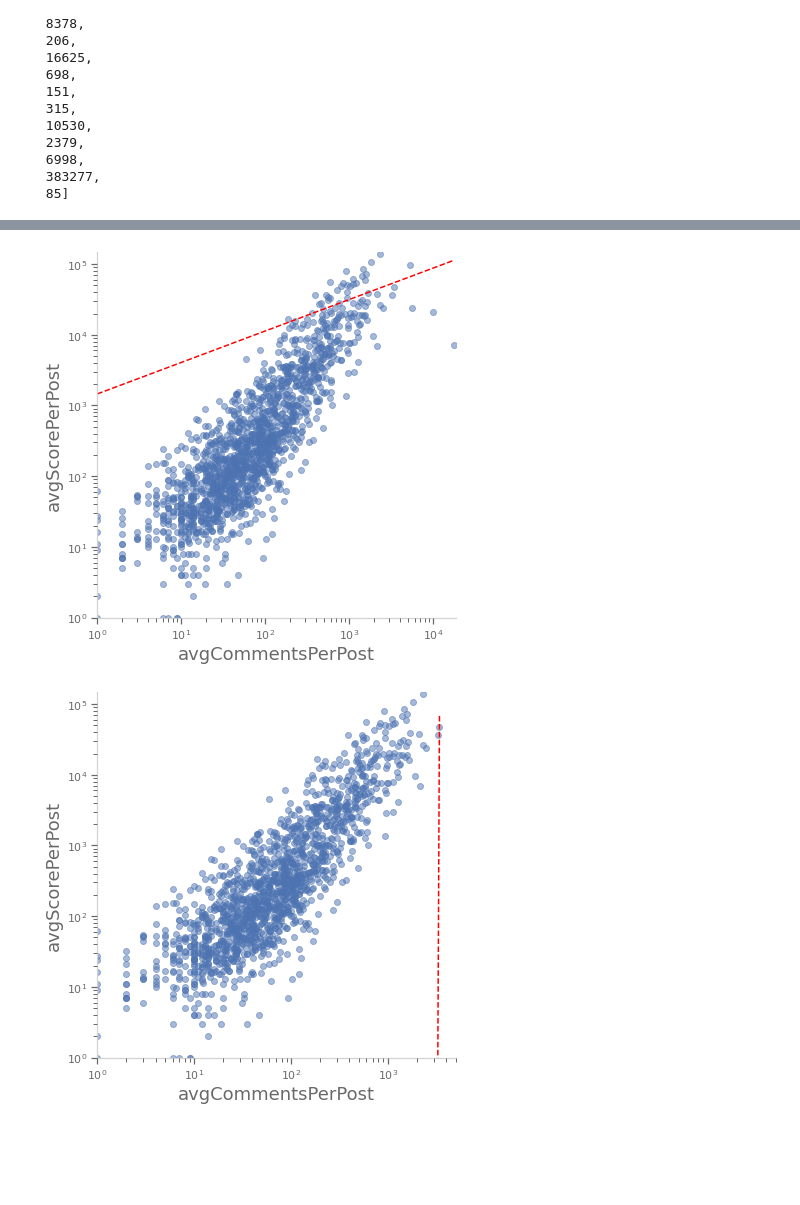
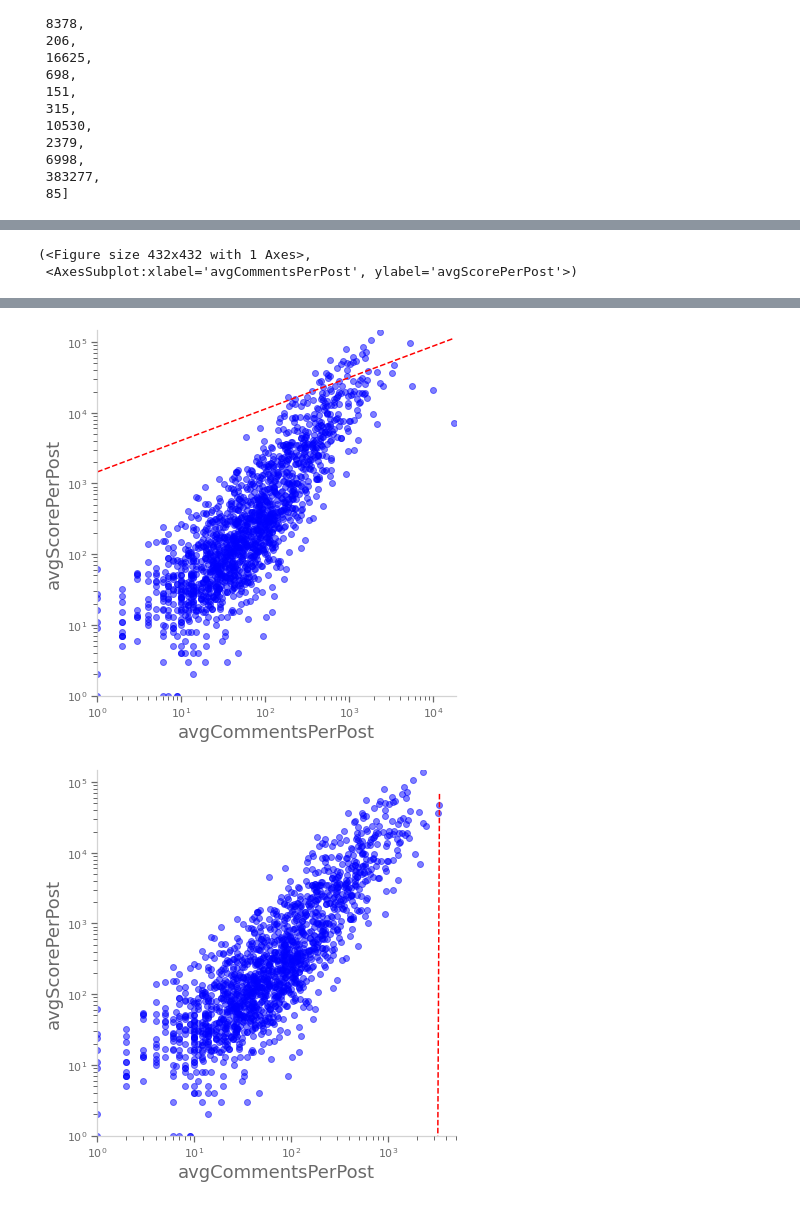
Before and after one commit to AndrewSamaha/WSBAnalysis, a Jupyter notebook: readme-testing.ipynb, the cells around one changed output, grey strips where cells are left out. Cells and saved outputs as stored; diff of their text form; code cells hidden in the pictures; blank space fills up the shorter version.

Commit message:
mega compare_posters figure

```diff
--- a/readme-testing.ipynb
+++ b/readme-testing.ipynb
@@ -865,8 +865,10 @@ vals['totalScore'][:20]
  383277,
  85]
 # %%
-def graph_user_scores(xfield='postRate', yfield='totalScore',logx=False,logy=False,save=False,ymax=None,ymin=None,median=False,mean=False,xmax=None,xmin=None,spearman=True,pearson=True,regression=True):
-    data = get_authors(show=False,returnDictionary=True)
+def graph_user_scores(data=None, fig=None, ax=None, xfield='postRate', yfield='totalScore',label=None,logx=False,logy=False,save=False,ymax=None,ymin=None,median=False,mean=False,xmax=None,xmin=None,spearman=True,pearson=True,regression=True,color='blue'):
+    if data == None:
+        data = get_authors(show=False,returnDictionary=True)
+
     x_master = data[xfield]
     y_master = data[yfield]
     x = []
@@ -903,8 +905,10 @@ def graph_user_scores(xfield='postRate', yfield='totalScore',logx=False,logy=Fal
             return lr_m * x + lr_b
         print("regression; pearson r: ", lr_r, lr_p, lr_stredd)
 
-    fig, ax = plt.subplots(1,1, figsize=(6,6))
-    ax.scatter(x, y, alpha=.5)
+    if fig == None and ax == None:
+        fig, ax = plt.subplots(1,1, figsize=(6,6))
+
+    ax.scatter(x, y, alpha=.5,color=color,label=label)
     if regression:
         ax.plot(
             [min(x),max(x)],
@@ -952,7 +956,7 @@ def graph_user_scores(xfield='postRate', yfield='totalScore',logx=False,logy=Fal
         logy = '_logy'
     else:
         logy = ''
-    if median or mean:
+    if median or mean or label:
         ax.legend()
 
     _=plt.tight_layout()
@@ -961,6 +965,7 @@ def graph_user_scores(xfield='postRate', yfield='totalScore',logx=False,logy=Fal
         _=plt.savefig(filename)
         print(f'![Figure]({filename})')
         return
+    return fig,ax
 
 graph_user_scores(xfield='postRate', yfield='avgScorePerPost')#,xmax=1,ymax=150_000)
 graph_user_scores(xfield='postRate', yfield='avgScorePerPost',xmax=1,ymax=150_000)
@@ -992,0 +998,2 @@ regression; pearson r:  0.7202403222446704 5.0059001157527286e-250 0.51029515215
+(<Figure size 432x432 with 1 Axes>,
+ <AxesSubplot:xlabel='avgCommentsPerPost', ylabel='avgScorePerPost'>)
@@ -1001,2 +1008,2 @@ regression; pearson r:  0.7202403222446704 5.0059001157527286e-250 0.51029515215
-[figure, old version]
+[figure, new version]
-[figure, old version]
+[figure, new version]
```
Also changed, not shown: parts of 2 cells of this notebook, 7 other files.
